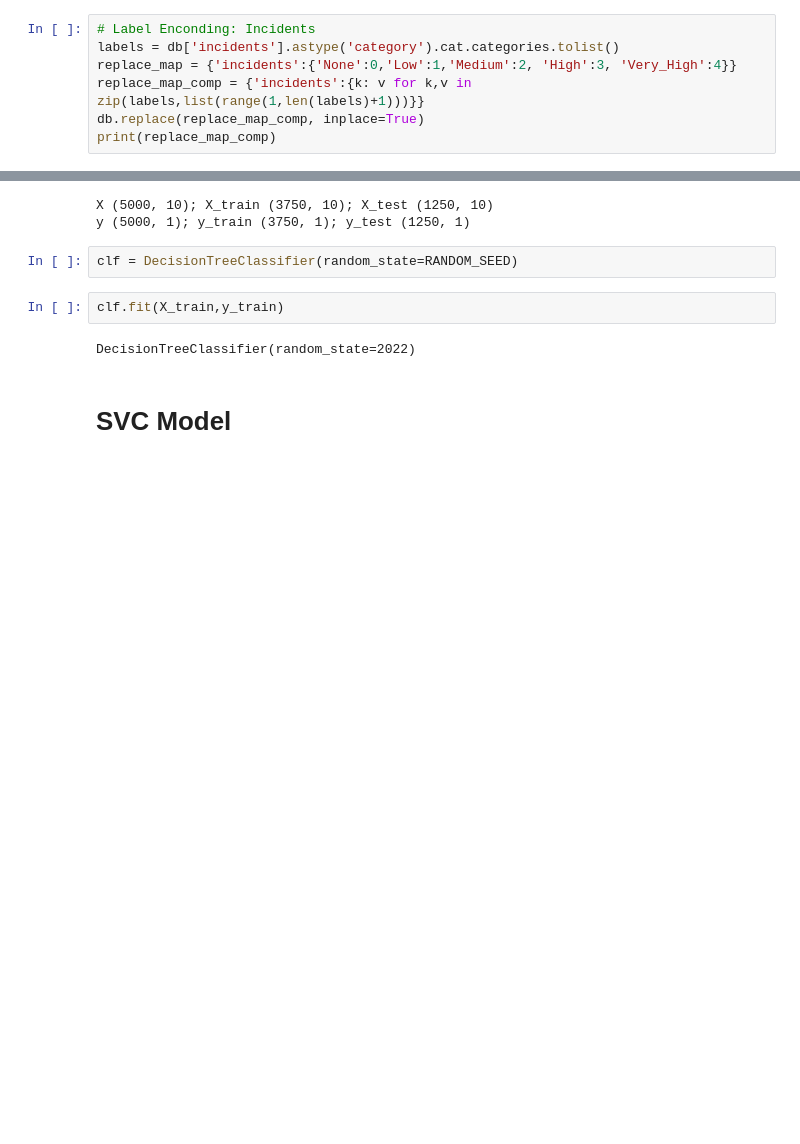
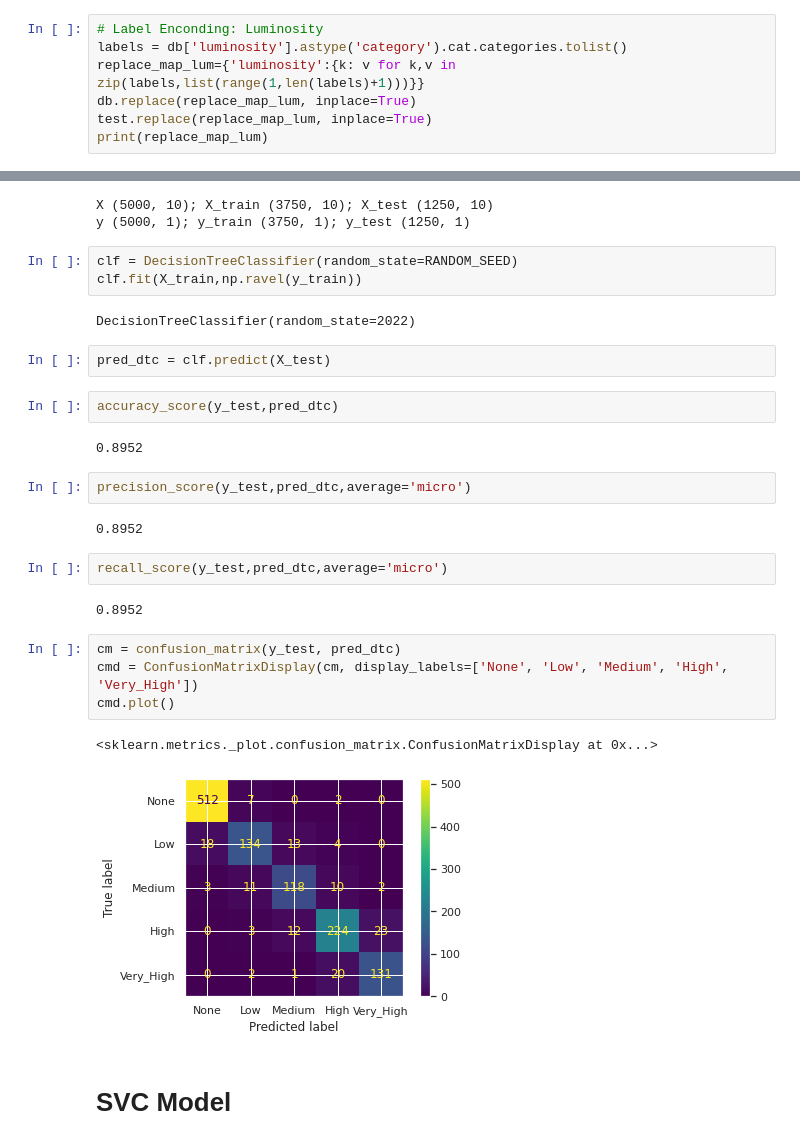
Before and after one commit to joanaaVO/Projeto-DAA, a Jupyter notebook: src/incidents_db.ipynb, the cells around one changed output, grey strips where cells are left out. Drawn from its saved outputs; the diff is of its cells as text; blank space fills up the shorter version.

```diff
--- a/src/incidents_db.ipynb
+++ b/src/incidents_db.ipynb
@@ -277,8 +285,8 @@ test.dropna(inplace=True)
 # %%
-# Label Enconding: Incidents
-labels = db['incidents'].astype('category').cat.categories.tolist()
-replace_map = {'incidents':{'None':0,'Low':1,'Medium':2, 'High':3, 'Very_High':4}}
-replace_map_comp = {'incidents':{k: v for k,v in zip(labels,list(range(1,len(labels)+1)))}}
-db.replace(replace_map_comp, inplace=True)
-print(replace_map_comp)
+# Label Enconding: Luminosity
+labels = db['luminosity'].astype('category').cat.categories.tolist()
+replace_map_lum={'luminosity':{k: v for k,v in zip(labels,list(range(1,len(labels)+1)))}}
+db.replace(replace_map_lum, inplace=True)
+test.replace(replace_map_lum, inplace=True)
+print(replace_map_lum)
 # %% [output]
@@ -415,10 +416,30 @@ X (5000, 10); X_train (3750, 10); X_test (1250, 10)
 y (5000, 1); y_train (3750, 1); y_test (1250, 1)
 # %%
 clf = DecisionTreeClassifier(random_state=RANDOM_SEED)
+clf.fit(X_train,np.ravel(y_train))
+# %% [output]
+DecisionTreeClassifier(random_state=2022)
-# %%
-clf.fit(X_train,y_train)
-# %% [output]
-DecisionTreeClassifier(random_state=2022)
+# %%
+pred_dtc = clf.predict(X_test)
+# %%
+accuracy_score(y_test,pred_dtc)
+# %% [output]
+0.8952
+# %%
+precision_score(y_test,pred_dtc,average='micro')
+# %% [output]
+0.8952
+# %%
+recall_score(y_test,pred_dtc,average='micro')
+# %% [output]
+0.8952
+# %%
+cm = confusion_matrix(y_test, pred_dtc)
+cmd = ConfusionMatrixDisplay(cm, display_labels=['None', 'Low', 'Medium', 'High', 'Very_High'])
+cmd.plot()
+# %% [output]
+<sklearn.metrics._plot.confusion_matrix.ConfusionMatrixDisplay at 0x...>
+[figure, added]
 # %% [markdown]
 # SVC Model
 # %% [markdown]
```
Also changed, not shown: parts of 20 cells of this notebook.
